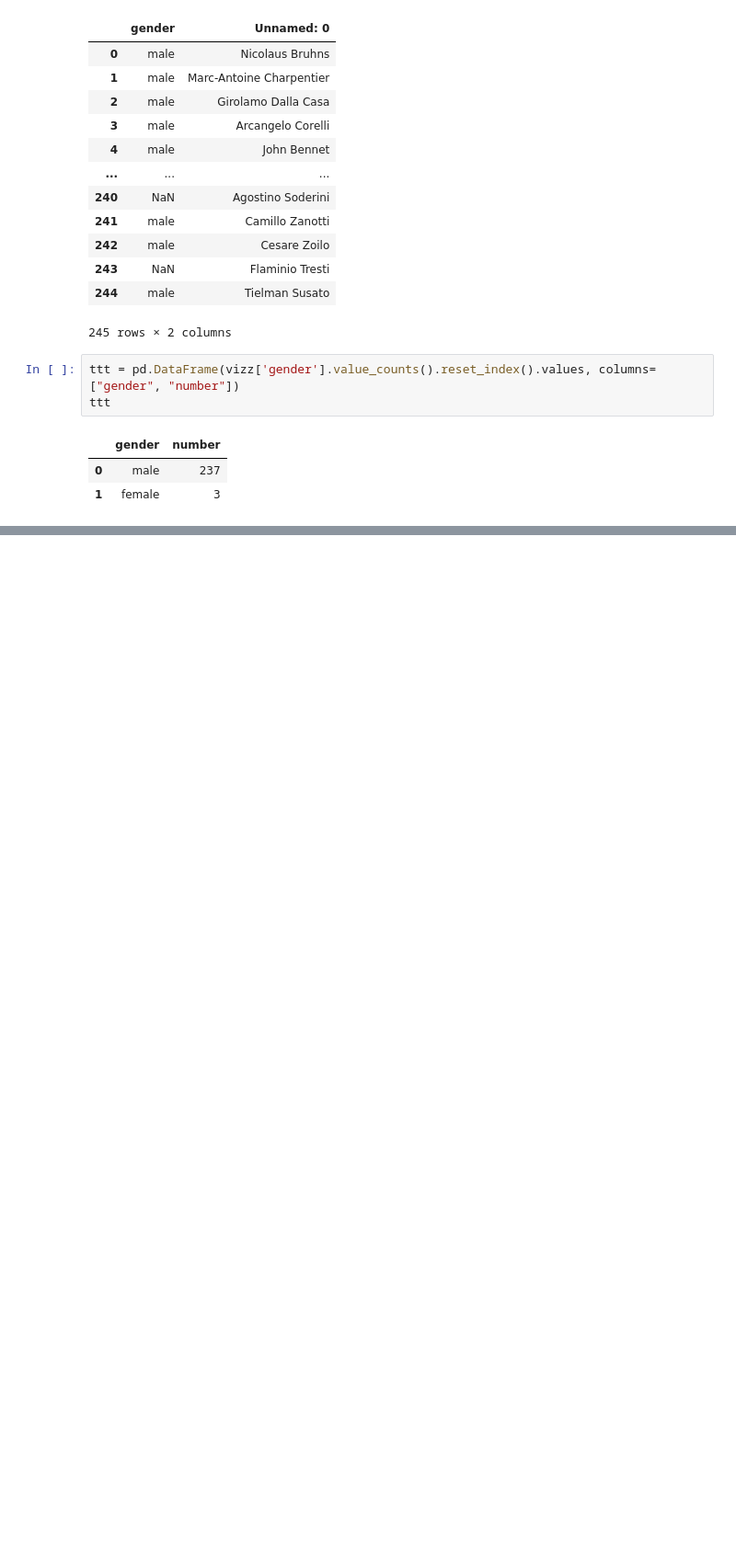
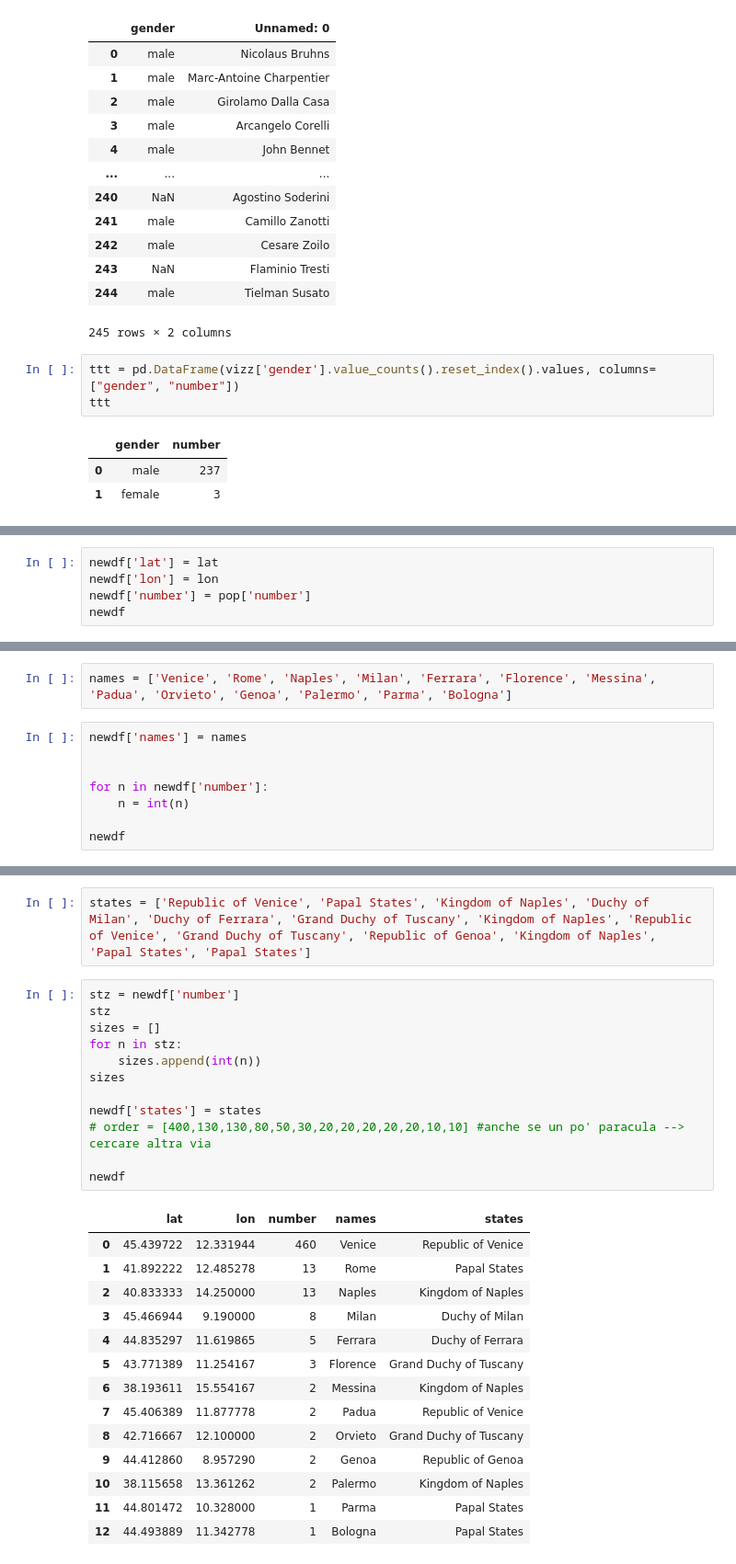
Before and after one commit to Madrigalis/Madrigalis.github.io, a Jupyter notebook: Cleaned.ipynb, the cells around one changed output, grey strips where cells are left out. Shown at 92% size. Drawn from its saved outputs; the diff is of its cells as text; blank space fills up the shorter version.

```diff
--- a/Cleaned.ipynb
+++ b/Cleaned.ipynb
@@ -463,0 +707,5 @@ viz5
+# %%
+newdf['lat'] = lat
+newdf['lon'] = lon
+newdf['number'] = pop['number']
+newdf
@@ -463,0 +727,10 @@ viz5
+# %%
+names = ['Venice', 'Rome', 'Naples', 'Milan', 'Ferrara', 'Florence', 'Messina', 'Padua', 'Orvieto', 'Genoa', 'Palermo', 'Parma', 'Bologna']
+# %%
+newdf['names'] = names
+
+
+for n in newdf['number']:
+    n = int(n)
+
+newdf
@@ -463,0 +752,29 @@ viz5
+# %%
+states = ['Republic of Venice', 'Papal States', 'Kingdom of Naples', 'Duchy of Milan', 'Duchy of Ferrara', 'Grand Duchy of Tuscany', 'Kingdom of Naples', 'Republic of Venice', 'Grand Duchy of Tuscany', 'Republic of Genoa', 'Kingdom of Naples', 'Papal States', 'Papal States']
+# %%
+stz = newdf['number']
+stz
+sizes = []
+for n in stz:
+    sizes.append(int(n))
+sizes
+
+newdf['states'] = states
+# order = [400,130,130,80,50,30,20,20,20,20,20,10,10] #anche se un po' paracula --> cercare altra via
+
+newdf
+# %% [output]
+|  | lat | lon | number | names | states |
+| 0 | 45.439722 | 12.331944 | 460 | Venice | Republic of Venice |
+| 1 | 41.892222 | 12.485278 | 13 | Rome | Papal States |
+| 2 | 40.833333 | 14.250000 | 13 | Naples | Kingdom of Naples |
+| 3 | 45.466944 | 9.190000 | 8 | Milan | Duchy of Milan |
+| 4 | 44.835297 | 11.619865 | 5 | Ferrara | Duchy of Ferrara |
+| 5 | 43.771389 | 11.254167 | 3 | Florence | Grand Duchy of Tuscany |
+| 6 | 38.193611 | 15.554167 | 2 | Messina | Kingdom of Naples |
+| 7 | 45.406389 | 11.877778 | 2 | Padua | Republic of Venice |
+| 8 | 42.716667 | 12.100000 | 2 | Orvieto | Grand Duchy of Tuscany |
+| 9 | 44.412860 | 8.957290 | 2 | Genoa | Republic of Genoa |
+| 10 | 38.115658 | 13.361262 | 2 | Palermo | Kingdom of Naples |
+| 11 | 44.801472 | 10.328000 | 1 | Parma | Papal States |
+| 12 | 44.493889 | 11.342778 | 1 | Bologna | Papal States |
```
Also changed, not shown: parts of 45 cells of this notebook.
